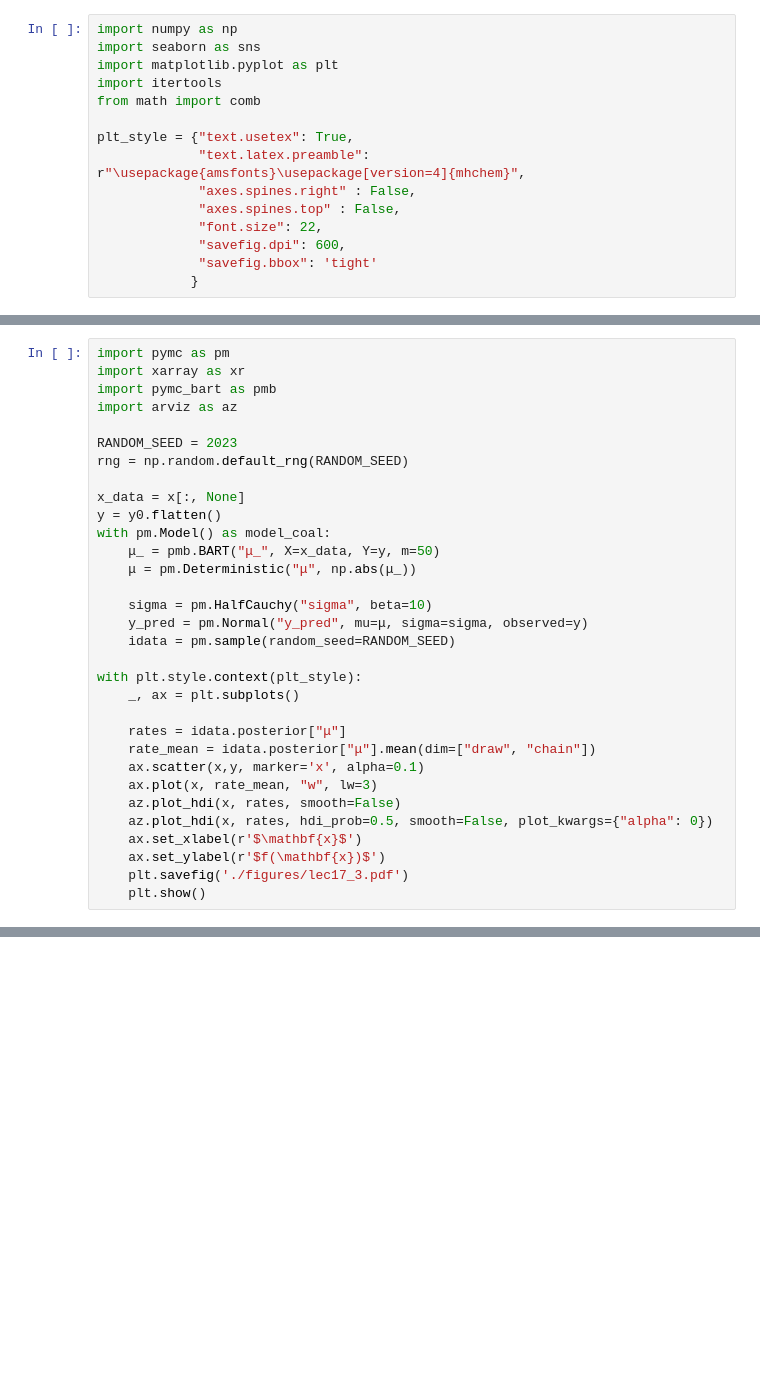
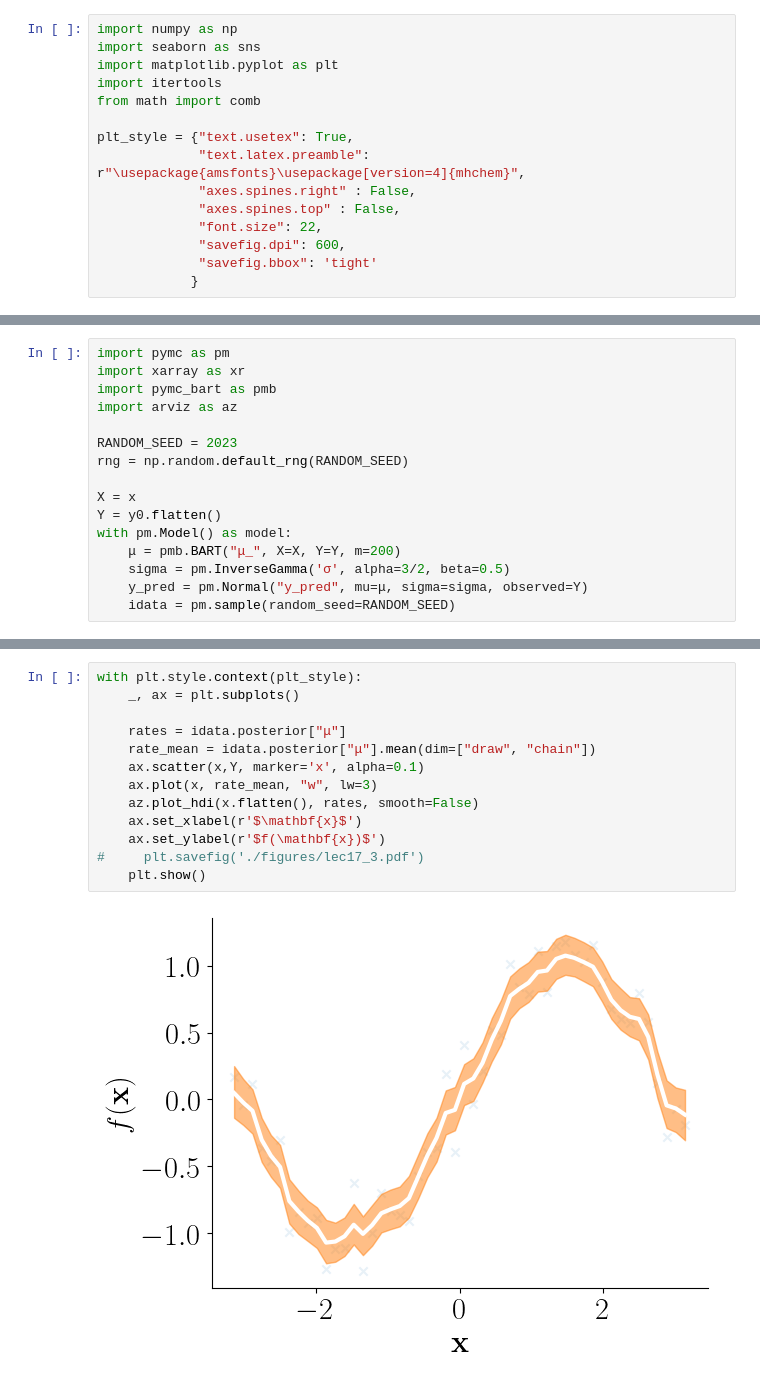
Before and after one commit to kiranvad/DOE, a Jupyter notebook: Lecture 17.ipynb, the cells around one changed output, grey strips where cells are left out. Cells and saved outputs as stored; diff of their text form; blank space fills up the shorter version.

Commit message:
fixed bart example

```diff
--- a/Lecture 17.ipynb
+++ b/Lecture 17.ipynb
@@ -90,29 +118,13 @@ import arviz as az
 RANDOM_SEED = 2023
 rng = np.random.default_rng(RANDOM_SEED)
 
-x_data = x[:, None]
-y = y0.flatten()
-with pm.Model() as model_coal:
-    μ_ = pmb.BART("μ_", X=x_data, Y=y, m=50)
-    μ = pm.Deterministic("μ", np.abs(μ_))
-
-    sigma = pm.HalfCauchy("sigma", beta=10)
-    y_pred = pm.Normal("y_pred", mu=μ, sigma=sigma, observed=y)
+X = x
+Y = y0.flatten()
+with pm.Model() as model:
+    μ = pmb.BART("μ_", X=X, Y=Y, m=200)
+    sigma = pm.InverseGamma('σ', alpha=3/2, beta=0.5)
+    y_pred = pm.Normal("y_pred", mu=μ, sigma=sigma, observed=Y)
     idata = pm.sample(random_seed=RANDOM_SEED)
-
-with plt.style.context(plt_style):
-    _, ax = plt.subplots()
-
-    rates = idata.posterior["μ"]
-    rate_mean = idata.posterior["μ"].mean(dim=["draw", "chain"])
-    ax.scatter(x,y, marker='x', alpha=0.1)
-    ax.plot(x, rate_mean, "w", lw=3)
-    az.plot_hdi(x, rates, smooth=False)
-    az.plot_hdi(x, rates, hdi_prob=0.5, smooth=False, plot_kwargs={"alpha": 0})
-    ax.set_xlabel(r'$\mathbf{x}$')
-    ax.set_ylabel(r'$f(\mathbf{x})$')
-    plt.savefig('./figures/lec17_3.pdf')
-    plt.show()
 # %% [output]
 Multiprocess sampling (4 chains in 4 jobs)
 CompoundStep
@@ -123,0 +135,15 @@ Sampling 4 chains for 1_000 tune and 1_000 draw iterations (4_000 + 4_000 draws
+# %%
+with plt.style.context(plt_style):
+    _, ax = plt.subplots()
+
+    rates = idata.posterior["μ"]
+    rate_mean = idata.posterior["μ"].mean(dim=["draw", "chain"])
+    ax.scatter(x,Y, marker='x', alpha=0.1)
+    ax.plot(x, rate_mean, "w", lw=3)
+    az.plot_hdi(x.flatten(), rates, smooth=False)
+    ax.set_xlabel(r'$\mathbf{x}$')
+    ax.set_ylabel(r'$f(\mathbf{x})$')
+#     plt.savefig('./figures/lec17_3.pdf')
+    plt.show()
+# %% [output]
+[figure, added]
```
Also changed, not shown: parts of 11 cells of this notebook, 1 other file.
